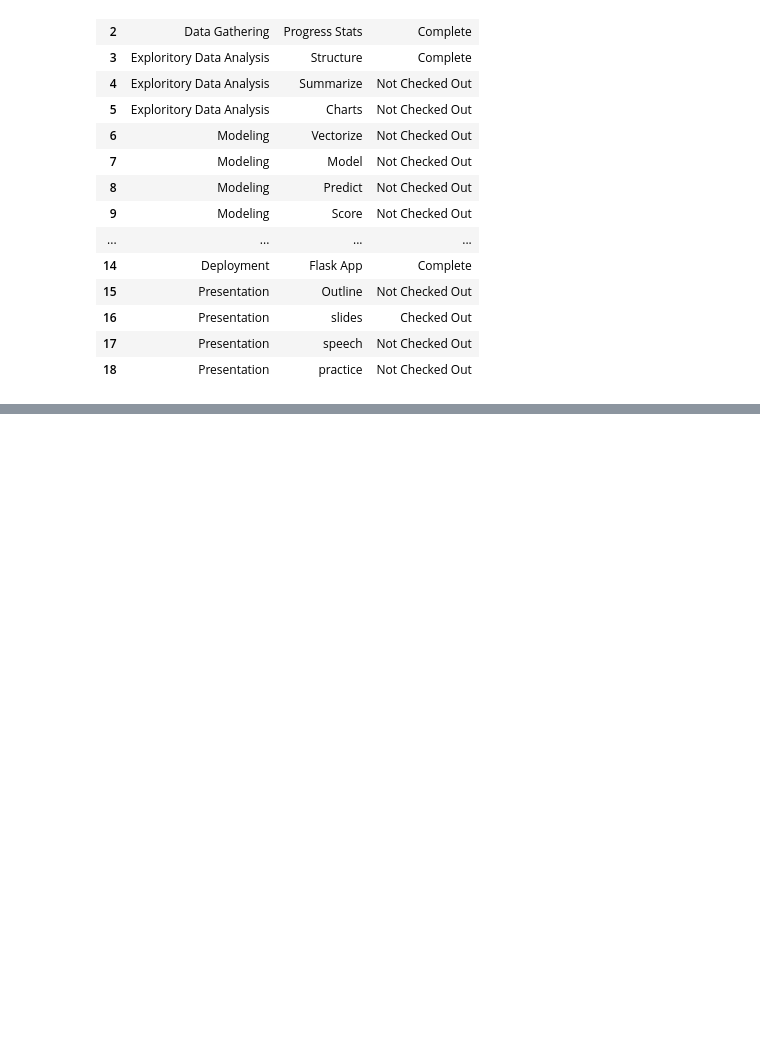
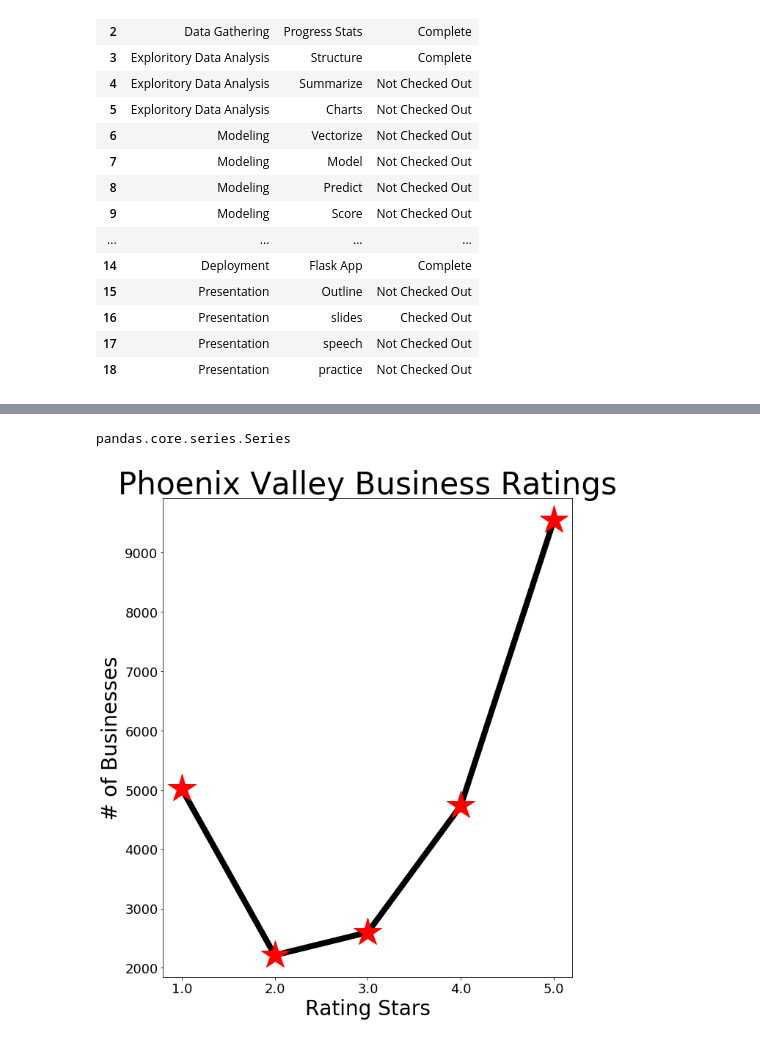
Before and after one commit to SteveGriswold3/DataScience-Capstone, a Jupyter notebook: src/Progress.ipynb, the cells around one changed output, grey strips where cells are left out. Saved outputs shown, nothing was run; the diff lists cells and outputs as text; code cells hidden in the pictures; blank space fills up the shorter version.

Commit message:
finished getting process data.

```diff
--- a/src/Progress.ipynb
+++ b/src/Progress.ipynb
@@ -333,0 +335,3 @@ tasks.to_csv('../data/agile_tasks.txt', index=False)
+# %%
+with open('../data/yelp_review.pickle', 'rb') as pickleReader:
+    reviews_dict = pickle.load(pickleReader)
@@ -333,0 +360,21 @@ tasks.to_csv('../data/agile_tasks.txt', index=False)
+# %%
+df = pd.DataFrame(reviews_dict)
+# %%
+rating_totals = df.groupby('review_rating')['bus_id'].count()
+# %%
+type(rating_totals)
+# %% [output]
+pandas.core.series.Series
+# %%
+plt.figure(figsize=(10,12))
+plt.plot(rating_totals.index, rating_totals, color='black', linewidth=8)
+plt.plot(rating_totals.index, rating_totals, marker= '*', color='red', linestyle='None', markersize=40)
+plt.xticks(fontsize=18)
+plt.yticks(fontsize=18)
+plt.xlabel('Rating Stars', fontsize=28)
+plt.ylabel('# of Businesses', fontsize=28)
+plt.title('Phoenix Valley Business Ratings', fontsize=42)
+plt.savefig('../img/Phoenix_Star_Totals.png')
+plt.show()
+# %% [output]
+[figure, added]
```
Also changed, not shown: parts of 40 cells of this notebook.
